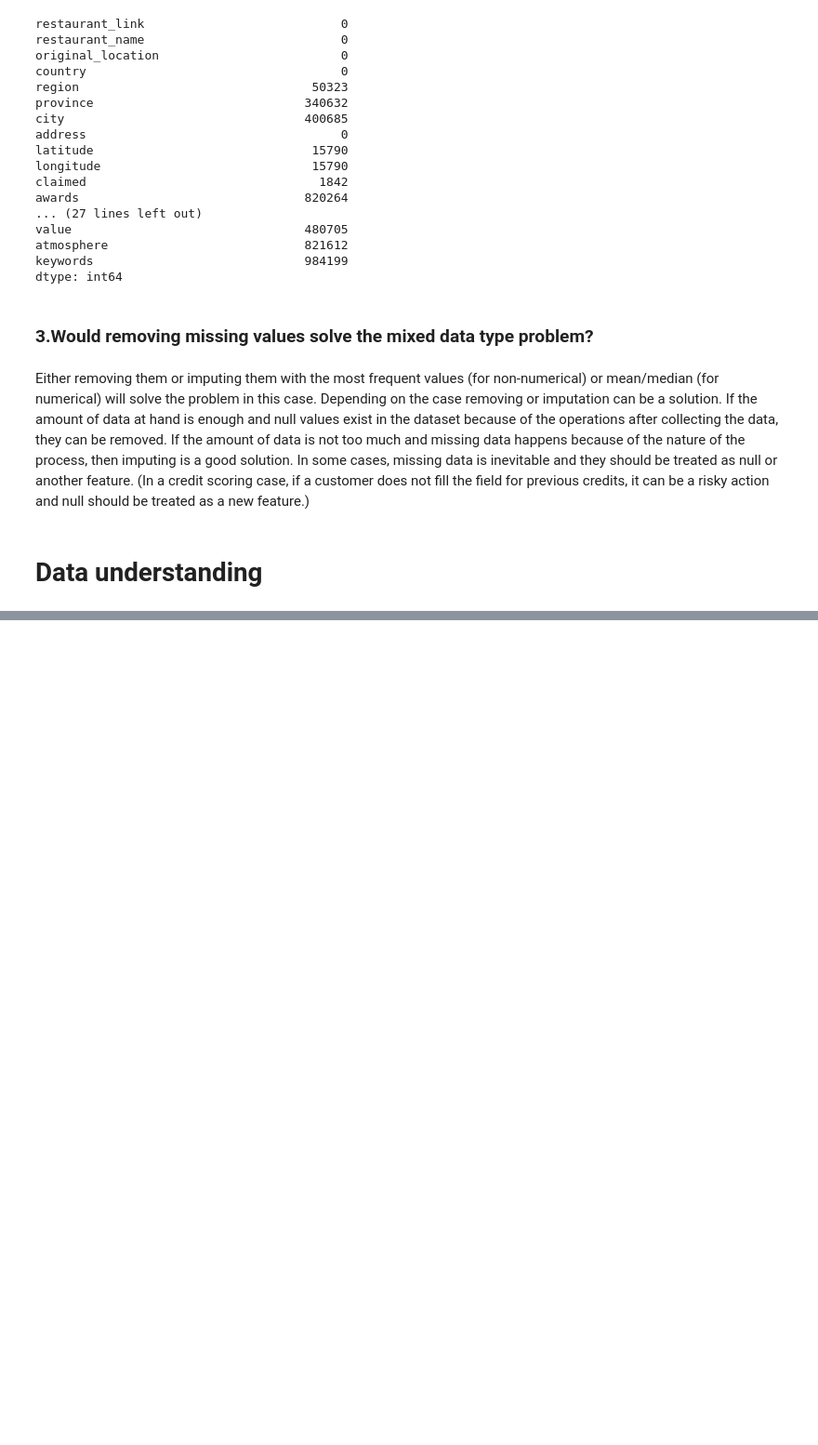
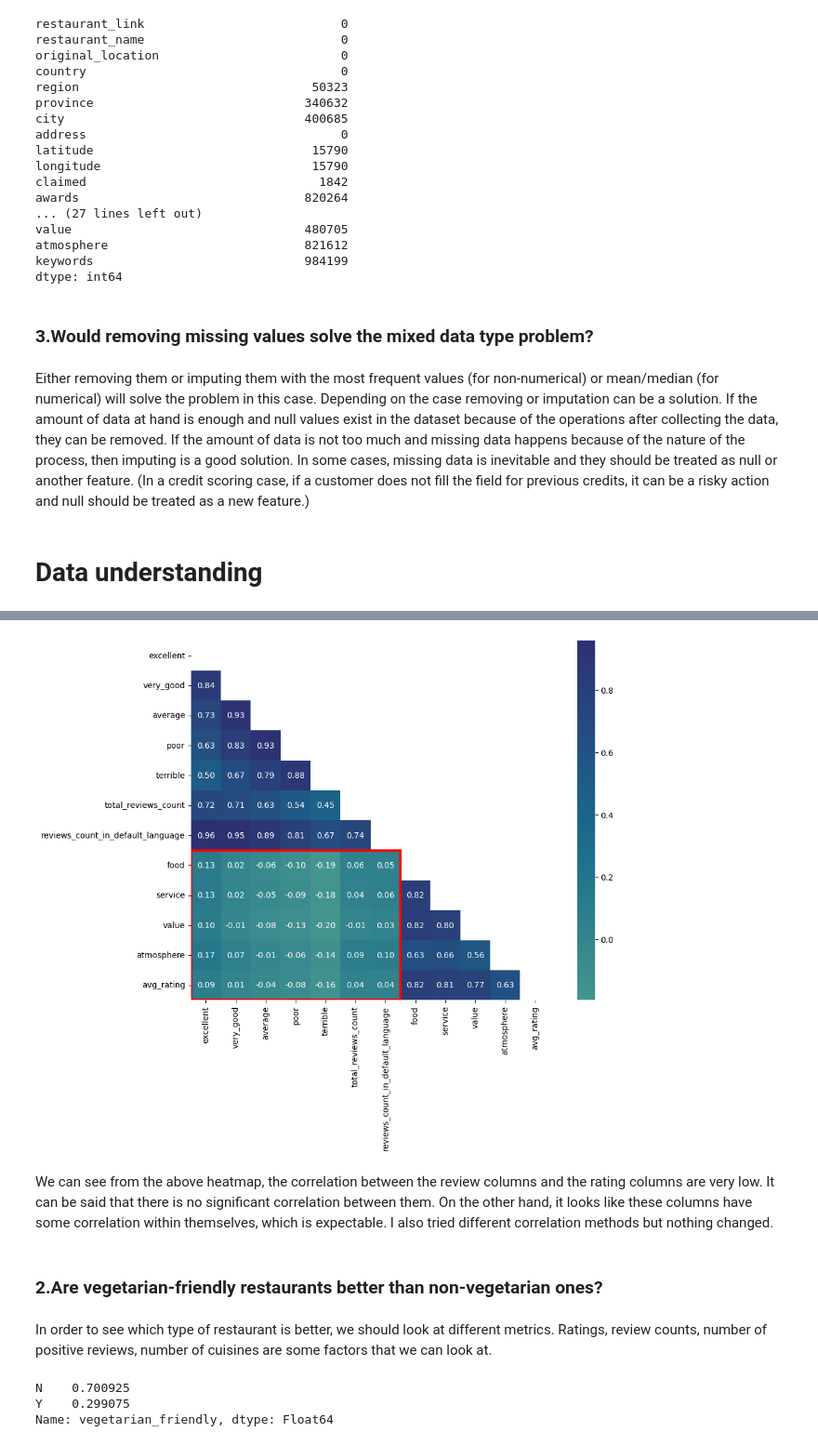
Before and after one commit to ihkaraman/foodstyles_tech_challenge, a Jupyter notebook: tech_challenge.ipynb, the cells around one changed output, grey strips where cells are left out. Shown at 93% size. Cells and saved outputs as stored; diff of their text form; code cells hidden in the pictures; blank space fills up the shorter version.

```diff
--- a/tech_challenge.ipynb
+++ b/tech_challenge.ipynb
@@ -216,0 +221,3 @@ Either removing them or imputing them with the most frequent values (for non-num
+# %%
+review_columns = ["excellent", "very_good", "average", "poor", "terrible", "total_reviews_count", "reviews_count_in_default_language"]
+rating_columns = ["food", "service", "value", "atmosphere", "avg_rating"]
@@ -216,0 +246,35 @@ Either removing them or imputing them with the most frequent values (for non-num
+# %%
+import seaborn as sns
+import matplotlib.pyplot as plt
+from matplotlib.patches import Rectangle
+
+# correlation matrix
+matrix = df[review_columns+rating_columns].corr(method='pearson') # method cand be 'pearson', 'kendall', 'spearman'
+
+# creating a mask to hide upper side
+mask = np.triu(np.ones_like(matrix, dtype=bool))
+
+# creating a custom palette
+cmap = sns.diverging_palette(250, 15, s=75, l=40, n=6, center="light", as_cmap=True)
+fig, ax = plt.subplots(figsize=(12,8))
+sns.heatmap(matrix, mask=mask, center=0, annot=True, fmt='.2f', square=True, cmap='crest')
+
+# focusing on the correlation between column groups
+ax.add_patch(Rectangle((0, 7), 7.0, 5, edgecolor='red', fill=False, lw=3))
+
+plt.show()
+# %% [output]
+[figure, added]
+# %% [markdown]
+We can see from the above heatmap, the correlation between the review columns and the rating columns are very low. It can be said that there is no significant correlation between them. On the other hand, it looks like these columns have some correlation within themselves, which is expectable. I also tried different correlation methods but nothing changed.
+# %% [markdown]
+### 2.Are vegetarian-friendly restaurants better than non-vegetarian ones?
+# %% [markdown]
+In order to see which type of restaurant is better, we should look at different metrics. Ratings, review counts, number of positive reviews, number of cuisines are some factors that we can look at.
+# %%
+# percentage of restaurant types in terms of vegan-friendly
+df['vegetarian_friendly'].value_counts(normalize=True)
+# %% [output]
+N    0.700925
+Y    0.299075
+Name: vegetarian_friendly, dtype: Float64
```
Also changed, not shown: parts of 39 cells of this notebook, 1 other file.
